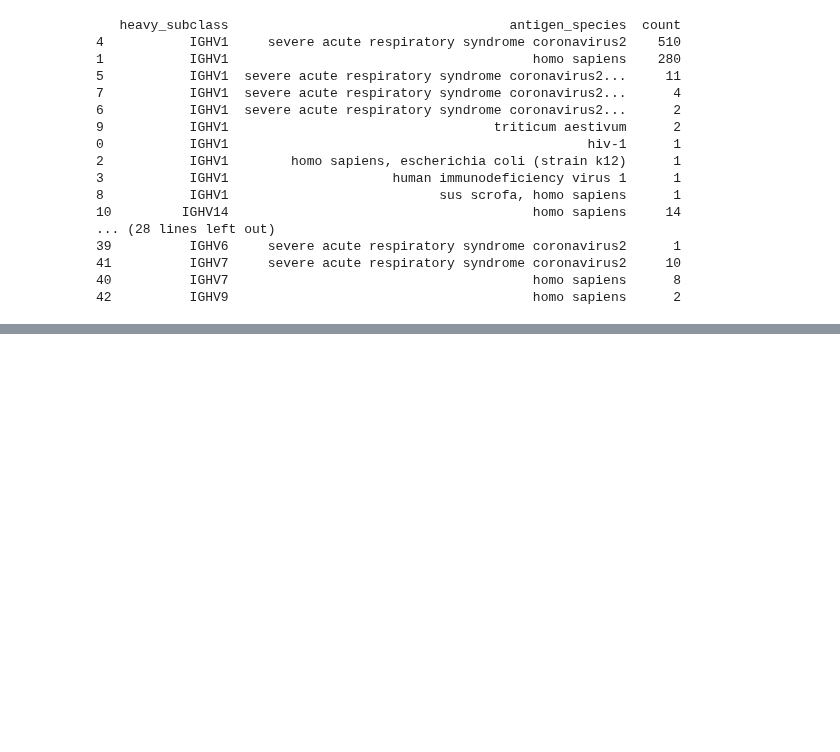
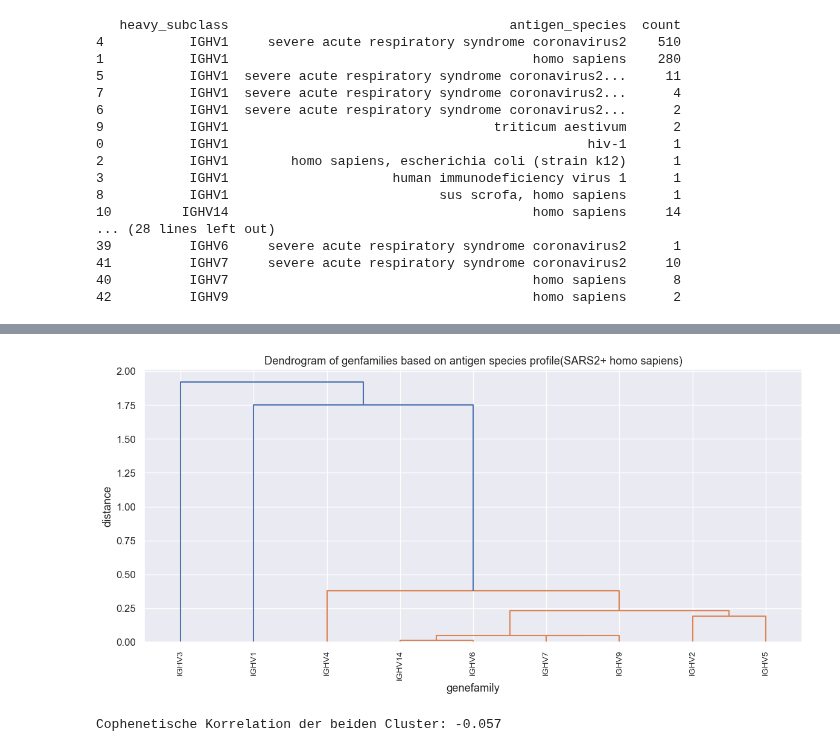
Before and after one commit to datascience-2025-group4/group04-team03, a Jupyter notebook: blasting/consensus_seq/antigens_h_chains.ipynb, the cells around one changed output, grey strips where cells are left out. Drawn from its saved outputs; the diff is of its cells as text; code cells hidden in the pictures; blank space fills up the shorter version.

```diff
--- a/blasting/consensus_seq/antigens_h_chains.ipynb
+++ b/blasting/consensus_seq/antigens_h_chains.ipynb
@@ -342,0 +157,78 @@ Cophenetische Korrelation der beiden Cluster: -0.031
+# %%
+import pandas as pd
+from scipy.cluster.hierarchy import linkage, dendrogram
+import matplotlib.pyplot as plt
+from sklearn.preprocessing import StandardScaler
+
+# -------------------------------
+# 1. CSV einlesen
+# -------------------------------
+df = pd.read_csv("../../data_cleanup/df_sars_hum_cleaned_final.csv", sep="\t")
+
+# -------------------------------
+# 2. Spalte aufsplitten und explodieren
+# -------------------------------
+df["antigen_species"] = df["antigen_species"].str.split("|").apply(lambda x: [s.strip() for s in x])
+df_exploded = df.explode("antigen_species")
+
+# -------------------------------
+# 3. Nur gewünschte Spezies behalten
+# -------------------------------
+relevant_species = ["severe acute respiratory syndrome coronavirus2", "homo sapiens"]
+df_filtered = df_exploded[df_exploded["antigen_species"].isin(relevant_species)]
+
+# -------------------------------
+# 4. Pivot: Häufigkeit von species pro heavy_subclass
+# -------------------------------
+pivot = df_filtered.pivot_table(
+    index="heavy_subclass",
+    columns="antigen_species",
+    aggfunc="size",
+    fill_value=0
+)
+
+# -------------------------------
+# 5. Standardisieren (Z-Scores) — optional
+# -------------------------------
+pivot_scaled = StandardScaler().fit_transform(pivot)
+
+# -------------------------------
+# 6. Hierarchisches Clustering (Ward)
+# -------------------------------
+linkage_matrix = linkage(pivot_scaled, method="single", metric="euclidean")
+
+# -------------------------------
+# 7. Dendrogramm plotten
+# -------------------------------
+plt.figure(figsize=(12, 6))
+dendrogram(
+    linkage_matrix,
+    labels=pivot.index.tolist(),
+    leaf_rotation=90,
+    leaf_font_size=10,
+    color_threshold=None
+)
+
+plt.title("Dendrogram of genfamilies based on antigen species profile(SARS2+ homo sapiens)")
+plt.xlabel("genefamily")
+plt.ylabel("distance")
+plt.tight_layout()
+plt.show()
+
+
+
+# --- 3. Cophenetische Distanzen für beide Cluster berechnen ---
+
+coph_dist_1 = cophenet(Z, condensed_dist)[1]
+
+pivot_dist = pdist(pivot_scaled, metric='euclidean')
+coph_dist_2 = cophenet(linkage_matrix, pivot_dist)[1]
+
+# --- 4. Cophenetische Korrelation zwischen beiden Clustern berechnen ---
+
+correlation = np.corrcoef(coph_dist_1, coph_dist_2)[0, 1]
+
+print(f"Cophenetische Korrelation der beiden Cluster: {correlation:.3f}")
+# %% [output]
+[figure, added]
+Cophenetische Korrelation der beiden Cluster: -0.057
```
Also changed, not shown: parts of 4 cells of this notebook, 1 other file.
